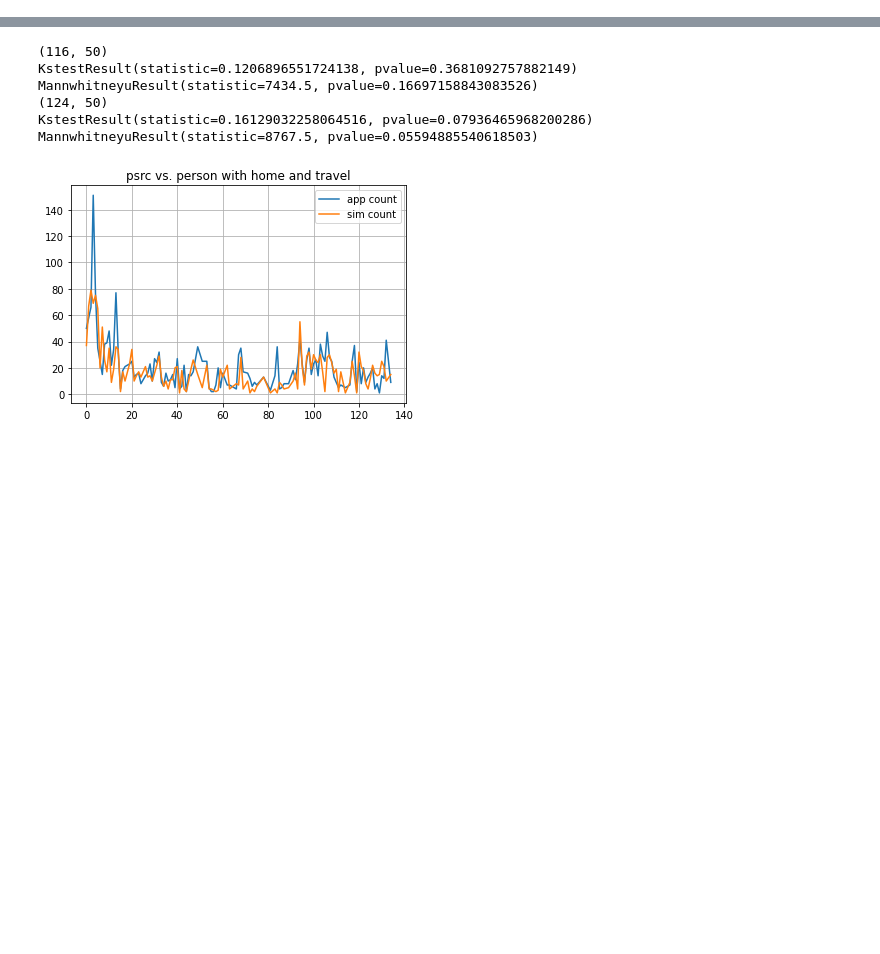
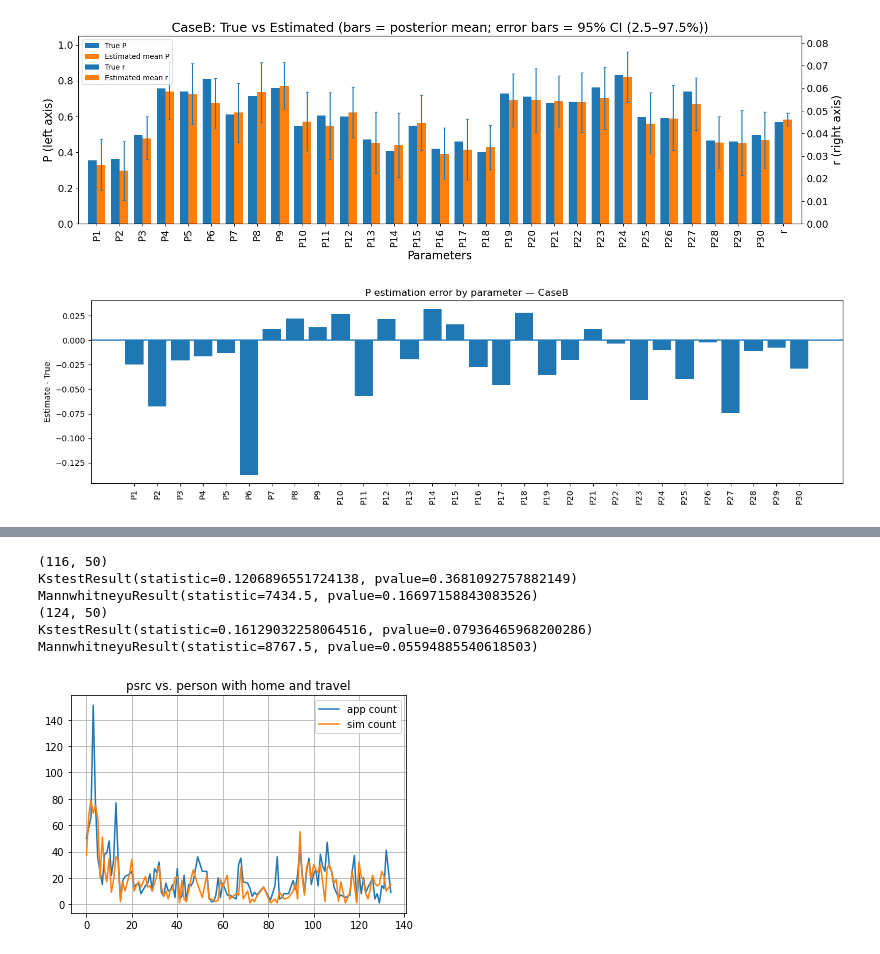
Before and after one commit to Yiran6/app_baseddata_processing, a Jupyter notebook: dgp_stage_1_test_data_processing.ipynb, the cells around one changed output, grey strips where cells are left out. Saved outputs shown, nothing was run; the diff lists cells and outputs as text; code cells hidden in the pictures; blank space fills up the shorter version.

```diff
--- a/dgp_stage_1_test_data_processing.ipynb
+++ b/dgp_stage_1_test_data_processing.ipynb
@@ -46,0 +646,16 @@ os.chdir(basepath)
+# %%
+summary_path = os.path.join(basepath, est_csv[1])
+metrics_df_B = evaluate_case(summary_path,
+                           P_true_B, r_true_B, label="CaseB")
+#print(metrics_df.sort_values(["target", "metric"]).to_string(index=False))
+
+df = load_stan_summary_csv(summary_path)
+_, df_r = extract_P_and_r(df)
+r_est = float(df_r["mean"].iloc[0])
+
+# Plots
+plot_P_with_r(summary_path, P_true_B, r_true_B, label="CaseB", show_ci=True)
+plot_P_errors(summary_path, P_true_B, label="CaseB")
+# %% [output]
+[figure, added]
+[figure, added]
```
Also changed, not shown: parts of 55 cells of this notebook.
